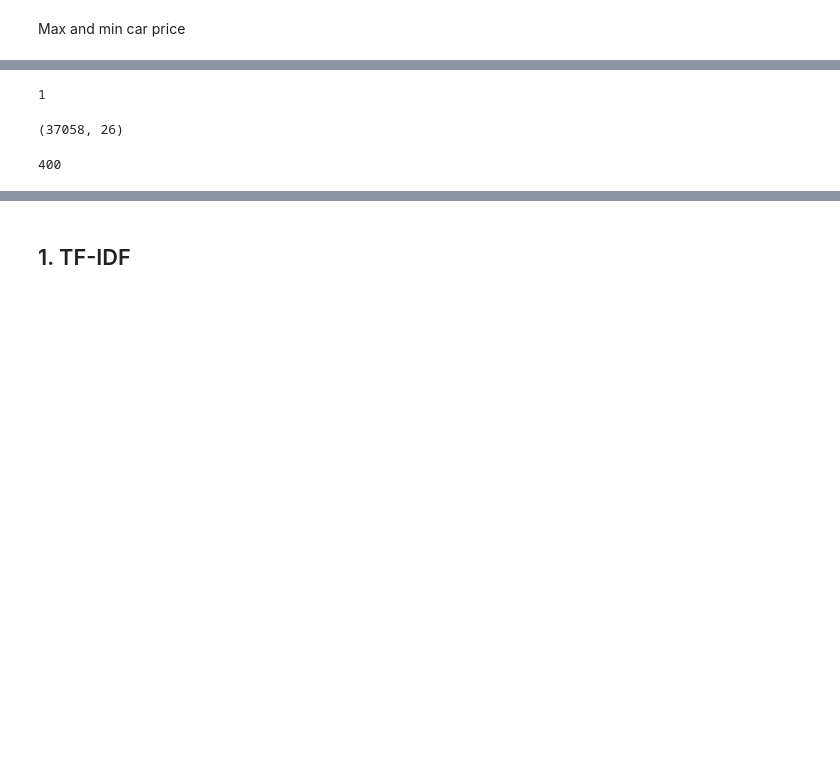
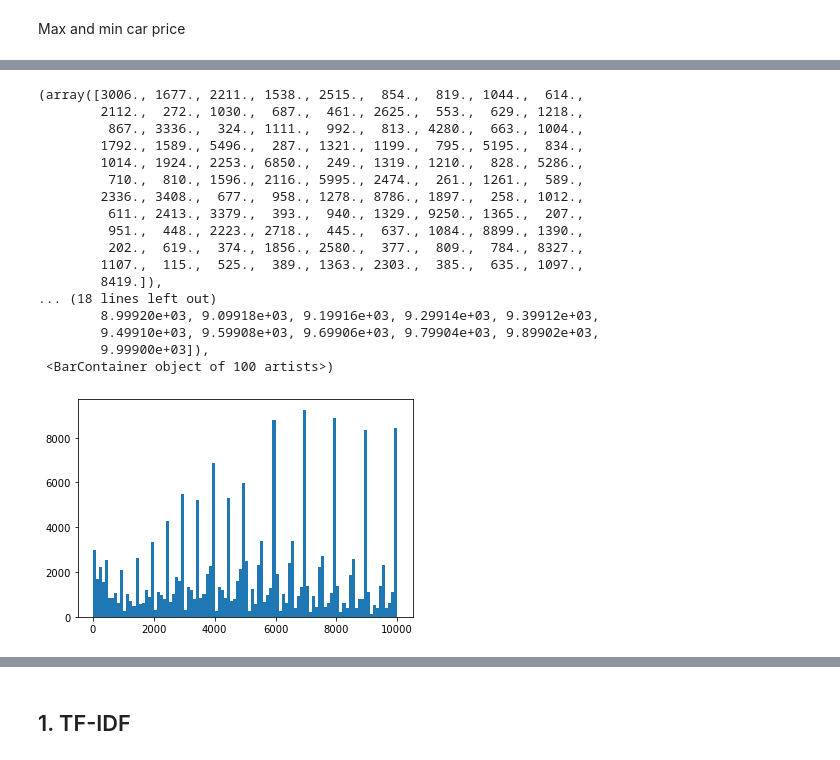
Before and after one commit to kanitjompuk40/GroupWork, a Jupyter notebook: DataMining/EDA-Diego.ipynb, the cells around one changed output, grey strips where cells are left out. Cells and saved outputs as stored; diff of their text form; code cells hidden in the pictures; blank space fills up the shorter version.

```diff
--- a/DataMining/EDA-Diego.ipynb
+++ b/DataMining/EDA-Diego.ipynb
@@ -83,4 +72,0 @@ sum(df["price"]==0)
-# %%
-sum(df["price"] > 10**6)
-# %% [output]
-1
@@ -91,9 +73,24 @@ df = df.loc[df["price"] < 10**6]
-# %%
-df.shape
-# %% [output]
-(37058, 26)
-# %%
-sum(df["price"] < 200) # what do we do about these?
-# %% [output]
-400
+# %%
+#plot_price = df["price"].loc[df["price"] < 100_000]
+
+plt.hist(df["price"].loc[df["price"] < 10000].values, bins = 100)
+# %% [output]
+(array([3006., 1677., 2211., 1538., 2515.,  854.,  819., 1044.,  614.,
+        2112.,  272., 1030.,  687.,  461., 2625.,  553.,  629., 1218.,
+         867., 3336.,  324., 1111.,  992.,  813., 4280.,  663., 1004.,
+        1792., 1589., 5496.,  287., 1321., 1199.,  795., 5195.,  834.,
+        1014., 1924., 2253., 6850.,  249., 1319., 1210.,  828., 5286.,
+         710.,  810., 1596., 2116., 5995., 2474.,  261., 1261.,  589.,
+        2336., 3408.,  677.,  958., 1278., 8786., 1897.,  258., 1012.,
+         611., 2413., 3379.,  393.,  940., 1329., 9250., 1365.,  207.,
+         951.,  448., 2223., 2718.,  445.,  637., 1084., 8899., 1390.,
+         202.,  619.,  374., 1856., 2580.,  377.,  809.,  784., 8327.,
+        1107.,  115.,  525.,  389., 1363., 2303.,  385.,  635., 1097.,
+        8419.]),
+... (18 lines left out)
+        8.99920e+03, 9.09918e+03, 9.19916e+03, 9.29914e+03, 9.39912e+03,
+        9.49910e+03, 9.59908e+03, 9.69906e+03, 9.79904e+03, 9.89902e+03,
+        9.99900e+03]),
+ <BarContainer object of 100 artists>)
+[figure, added]
 # %%
```
Also changed, not shown: parts of 26 cells of this notebook.
